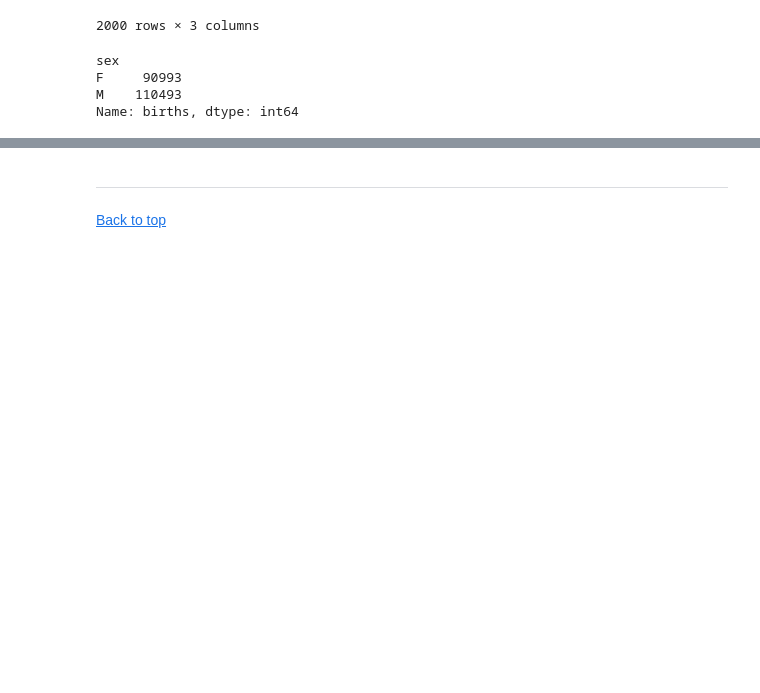
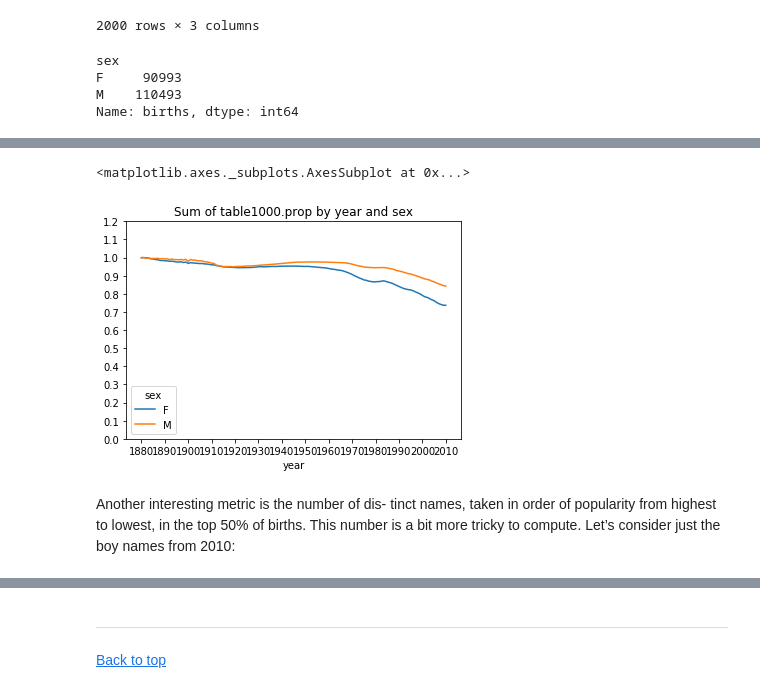
Before and after one commit to mikelhsia/Python, a Jupyter notebook: numpyPractice/pythonDataAnalysisChap14.ipynb, the cells around one changed output, grey strips where cells are left out. Saved outputs shown, nothing was run; the diff lists cells and outputs as text; code cells hidden in the pictures; blank space fills up the shorter version.

```diff
--- a/numpyPractice/pythonDataAnalysisChap14.ipynb
+++ b/numpyPractice/pythonDataAnalysisChap14.ipynb
@@ -685,0 +832,8 @@ for year in years:
+# %%
+table = top1000.pivot_table('prop', index='year', columns='sex', aggfunc=sum)
+table.plot(title='Sum of table1000.prop by year and sex', yticks=np.linspace(0, 1.2, 13), xticks=range(1880, 2020, 10))
+# %% [output]
+<matplotlib.axes._subplots.AxesSubplot at 0x...>
+[figure, added]
+# %% [markdown]
+Another interesting metric is the number of dis‐ tinct names, taken in order of popularity from highest to lowest, in the top 50% of births. This number is a bit more tricky to compute. Let’s consider just the boy names from 2010:
```
Also changed, not shown: parts of 22 cells of this notebook.
